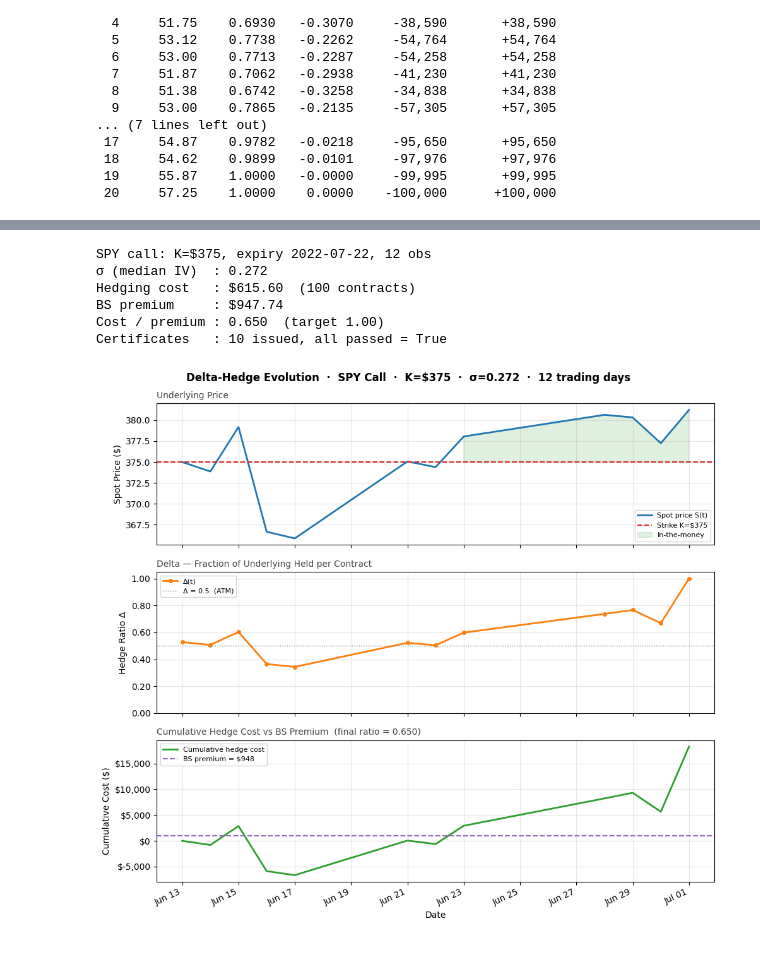
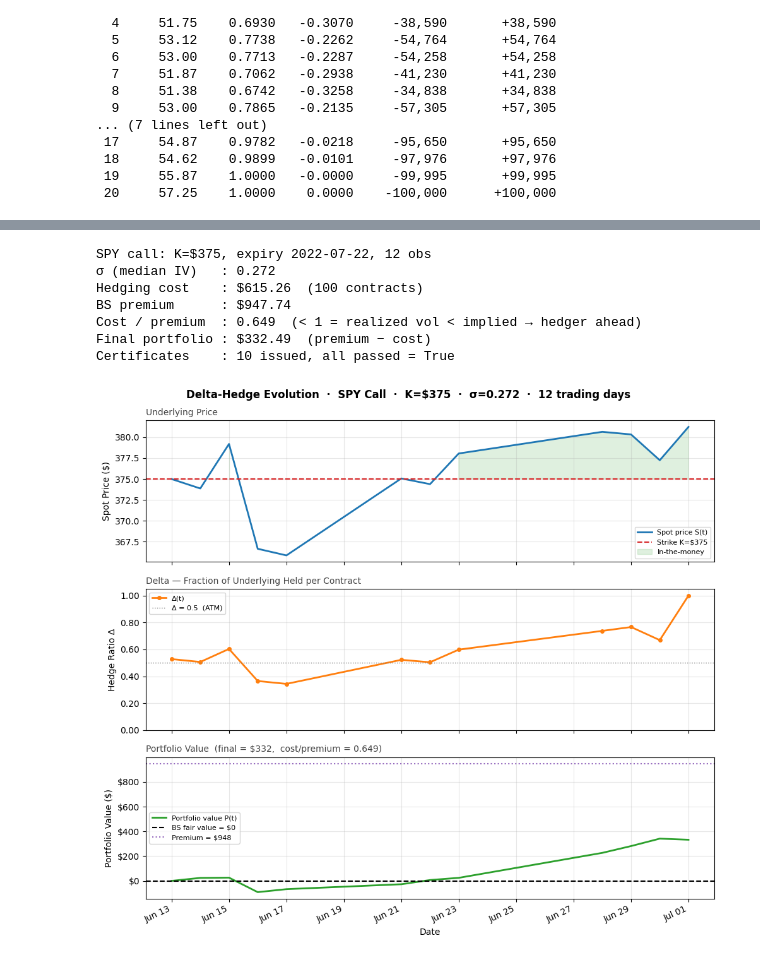
Before and after one commit to eigenq-xyz/options-hedge-engine, a Jupyter notebook: notebooks/delta_hedge_demo.ipynb, the cells around one changed output, grey strips where cells are left out. Cells and saved outputs as stored; diff of their text form; code cells hidden in the pictures.

```diff
--- a/notebooks/delta_hedge_demo.ipynb
+++ b/notebooks/delta_hedge_demo.ipynb
@@ -685,24 +997,31 @@ premium_ex = (
 
 certs_ok = all(c.invariant_holds for c in result_ex.certificates)
 ratio_ex = result_ex.total_hedging_cost / premium_ex if premium_ex > 0 else float("nan")
+final_pv_ex = premium_ex - result_ex.total_hedging_cost
 
 print(f"SPY call: K=${K_ex:.0f}, expiry {best['expiry']}, {len(example_df)} obs")
-print(f"σ (median IV)  : {sigma_ex:.3f}")
+print(f"σ (median IV)   : {sigma_ex:.3f}")
 print(
-    f"Hedging cost   : ${result_ex.total_hedging_cost:,.2f}  ({n_contracts_ex} contracts)"
+    f"Hedging cost    : ${result_ex.total_hedging_cost:,.2f}  ({n_contracts_ex} contracts)"
 )
-print(f"BS premium     : ${premium_ex:,.2f}")
-print(f"Cost / premium : {ratio_ex:.3f}  (target 1.00)")
-print(f"Certificates   : {len(result_ex.certificates)} issued, all passed = {certs_ok}")
+print(f"BS premium      : ${premium_ex:,.2f}")
+print(
+    f"Cost / premium  : {ratio_ex:.3f}  (< 1 = realized vol < implied → hedger ahead)"
+)
+print(f"Final portfolio : ${final_pv_ex:,.2f}  (premium − cost)")
+print(
+    f"Certificates    : {len(result_ex.certificates)} issued, all passed = {certs_ok}"
+)
 # %% [output]
 SPY call: K=$375, expiry 2022-07-22, 12 obs
-σ (median IV)  : 0.272
-Hedging cost   : $615.60  (100 contracts)
-BS premium     : $947.74
-Cost / premium : 0.650  (target 1.00)
-Certificates   : 10 issued, all passed = True
+σ (median IV)   : 0.272
+Hedging cost    : $615.26  (100 contracts)
+BS premium      : $947.74
+Cost / premium  : 0.649  (< 1 = realized vol < implied → hedger ahead)
+Final portfolio : $332.49  (premium − cost)
+Certificates    : 10 issued, all passed = True
 # %%
-# ── Evolution chart: price, delta, cumulative cost ────────────────────────
+# ── Evolution chart: price, delta, portfolio value ────────────────────────
 import matplotlib.pyplot as plt
 import matplotlib.dates as mdates
 import matplotlib.ticker as mticker
@@ -710,21 +1029,22 @@ import matplotlib.ticker as mticker
 dates_ex = [pd.Timestamp(s.date) for s in snaps_ex]
 T_total_ex = path_ex.times[-1]
 
-# Reconstruct delta series and cumulative rebalancing cash flow
-deltas, cum_costs = [], [0.0]
-prev_hedge, cum = 0.0, 0.0
-for i, (t, S) in enumerate(zip(path_ex.times, path_ex.prices)):
-    T_rem = max(T_total_ex - t, 1e-8)
-    delta = bs_greeks(
-        S=S, K=K_ex, T=T_rem, r=r_ex, sigma=sigma_ex, option_type="call"
+# Delta at each observation
+deltas_ex = [
+    bs_greeks(
+        S=S,
+        K=K_ex,
+        T=max(T_total_ex - t, 1e-8),
+        r=r_ex,
+        sigma=sigma_ex,
+        option_type="call",
     ).delta
-    deltas.append(delta)
-    if i > 0:
-        cum += (delta * n_contracts_ex - prev_hedge) * S
-        cum_costs.append(cum)
-    prev_hedge = delta * n_contracts_ex
+    for t, S in zip(path_ex.times, path_ex.prices)
+]
 
-# ── Figure ─────────────────────────────────────────────────────────────────
+# Portfolio value in dollars (from runner — same quantity as Hull chart)
+pv_dollars_ex = [v / 10_000 for v in result_ex.portfolio_values]
+
 fig, axes = plt.subplots(3, 1, figsize=(10, 9), sharex=True)
 fig.suptitle(
     f"Delta-Hedge Evolution  ·  SPY Call  ·  K=${K_ex:.0f}  ·  "
@@ -754,7 +1074,7 @@ ax1.set_title("Underlying Price", fontsize=10, loc="left", color="#444")
 # Panel 2: Delta
 ax2 = axes[1]
 ax2.plot(
-    dates_ex, deltas, color="#ff7f0e", lw=2, marker="o", markersize=4, label="Δ(t)"
+    dates_ex, deltas_ex, color="#ff7f0e", lw=2, marker="o", markersize=4, label="Δ(t)"
 )
 ax2.axhline(0.5, color="gray", ls=":", lw=1, label="Δ = 0.5  (ATM)")
 ax2.set_ylim(0.0, 1.05)
@@ -763,37 +1083,38 @@ ax2.set_ylabel("Hedge Ratio Δ", fontsize=10)
 ax2.legend(fontsize=8)
 ax2.grid(True, alpha=0.3)
 ax2.set_title(
     "Delta — Fraction of Underlying Held per Contract",
     fontsize=10,
     loc="left",
     color="#444",
 )
 
-# Panel 3: Cumulative cost vs premium
+# Panel 3: Portfolio value (same concept as Section 1 right panel)
 ax3 = axes[2]
-ax3.plot(dates_ex, cum_costs, color="#2ca02c", lw=2, label="Cumulative hedge cost")
+ax3.plot(dates_ex, pv_dollars_ex, color="#2ca02c", lw=2, label="Portfolio value P(t)")
+ax3.axhline(0.0, color="black", ls="--", lw=1.5, label="BS fair value = $0")
 ax3.axhline(
     premium_ex,
     color="#9467bd",
-    ls="--",
+    ls=":",
     lw=1.5,
-    label=f"BS premium = ${premium_ex:,.0f}",
+    label=f"Premium = ${premium_ex:,.0f}",
 )
 ax3.yaxis.set_major_formatter(mticker.FuncFormatter(lambda x, _: f"${x:,.0f}"))
-ax3.set_ylabel("Cumulative Cost ($)", fontsize=10)
+ax3.set_ylabel("Portfolio Value ($)", fontsize=10)
 ax3.set_xlabel("Date", fontsize=10)
 ax3.legend(fontsize=8)
 ax3.grid(True, alpha=0.3)
 ax3.set_title(
-    f"Cumulative Hedge Cost vs BS Premium  (final ratio = {ratio_ex:.3f})",
+    f"Portfolio Value  (final = ${pv_dollars_ex[-1]:,.0f},  cost/premium = {ratio_ex:.3f})",
     fontsize=10,
     loc="left",
     color="#444",
 )
 
 ax3.xaxis.set_major_formatter(mdates.DateFormatter("%b %d"))
 plt.setp(ax3.xaxis.get_majorticklabels(), rotation=25, ha="right")
 plt.tight_layout()
 plt.show()
 # %% [output]
-[figure, old version]
+[figure, new version]
```
Also changed, not shown: parts of 34 cells of this notebook, 19 other files.
